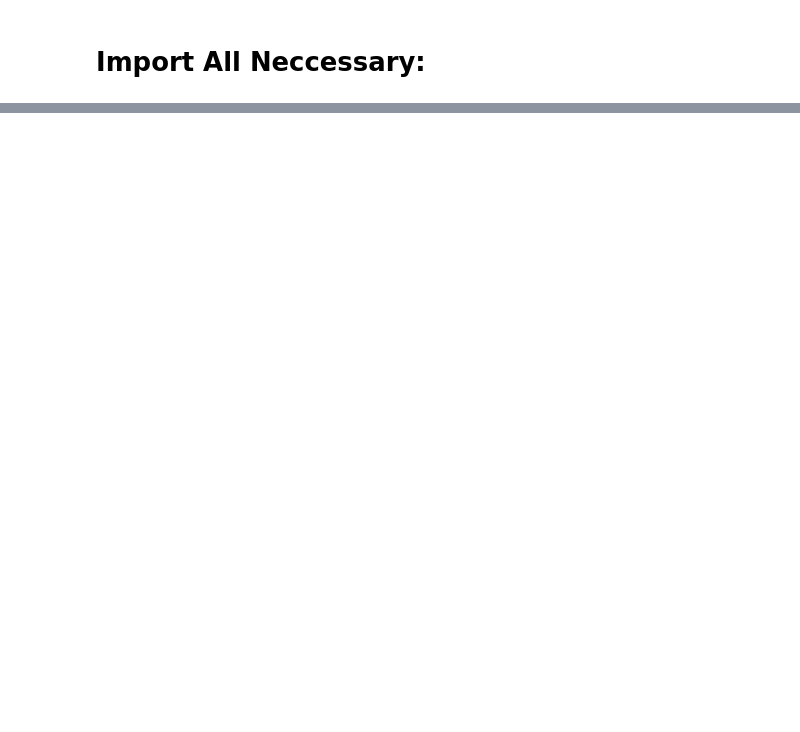
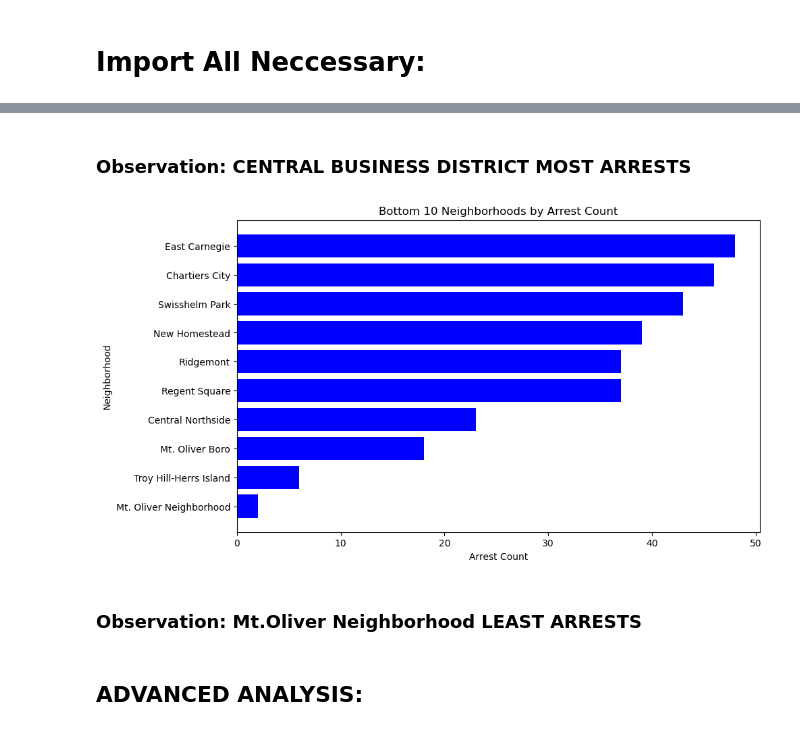
Before and after one commit to SharvM/Best-Neighborhood-Responsibility, a Jupyter notebook: arrests.ipynb, the cells around one changed output, grey strips where cells are left out. Cells and saved outputs as stored; diff of their text form; code cells hidden in the pictures; blank space fills up the shorter version.

```diff
--- a/arrests.ipynb
+++ b/arrests.ipynb
@@ -16,0 +42,19 @@ df.head()
+# %% [markdown]
+### Observation: CENTRAL BUSINESS DISTRICT MOST ARRESTS
+# %%
+#Least Arrests:
+least_10 = arrest_counts.tail(10)
+#PLOT
+plt.figure(figsize=(10,6))
+plt.barh(least_10['Neighborhood'], least_10['Arrest Count'], color='blue')
+plt.gca().invert_yaxis()
+plt.title("Bottom 10 Neighborhoods by Arrest Count")
+plt.xlabel("Arrest Count")
+plt.ylabel("Neighborhood")
+plt.show()
+# %% [output]
+[figure, added]
+# %% [markdown]
+### Observation: Mt.Oliver Neighborhood LEAST ARRESTS
+# %% [markdown]
+## ADVANCED ANALYSIS:
```
Also changed, not shown: parts of 12 cells of this notebook.
